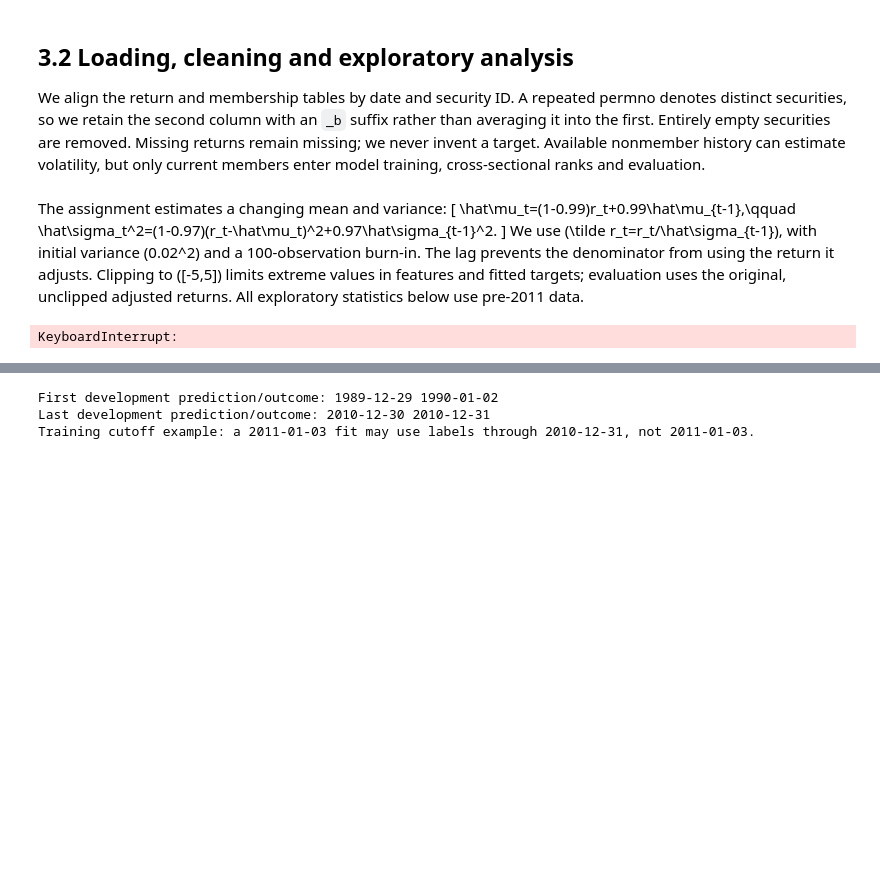
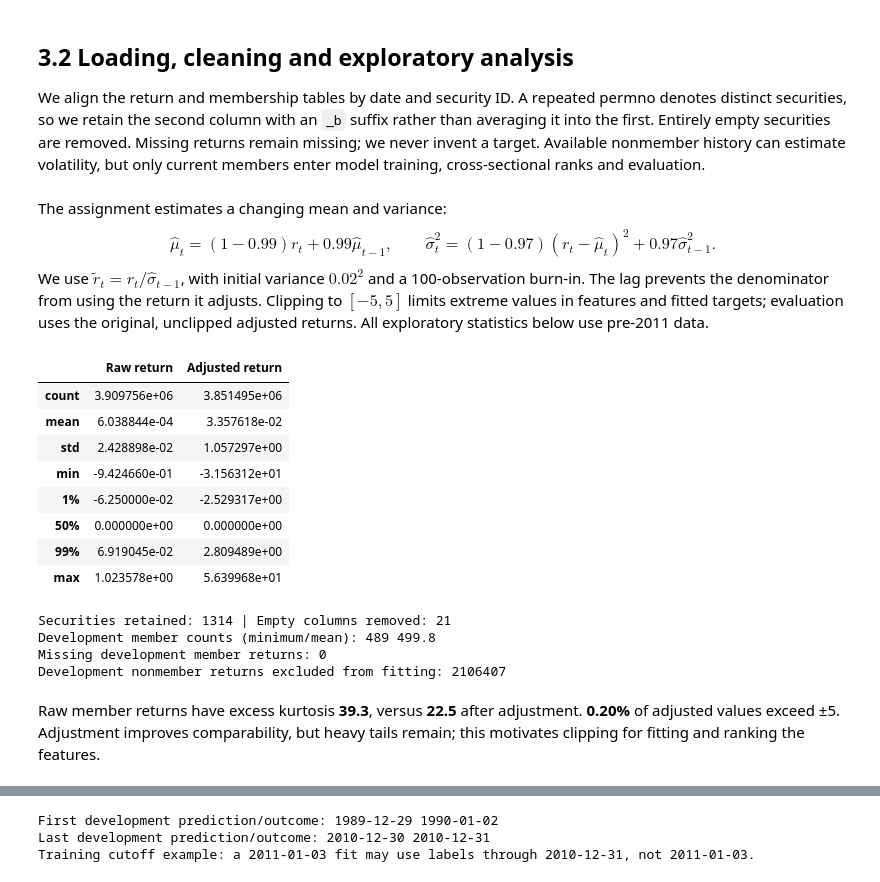
Before and after one commit to louisslnn/ecse551-assignment1, a Jupyter notebook: notebooks/Poon_Robatche-Claive_Salanon_Xu_Assignment1.ipynb, the cells around one changed output, grey strips where cells are left out. Saved outputs shown, nothing was run; the diff lists cells and outputs as text; code cells hidden in the pictures; blank space fills up the shorter version.

```diff
--- a/notebooks/Poon_Robatche-Claive_Salanon_Xu_Assignment1.ipynb
+++ b/notebooks/Poon_Robatche-Claive_Salanon_Xu_Assignment1.ipynb
@@ -1223,40 +1212,53 @@ def volatility(returns, beta1=0.97, beta2=0.99, initial_variance=0.02**2, burn_i
     return pd.DataFrame(sigma, index=returns.index, columns=returns.columns)
 # %% [markdown]
 The assignment estimates a changing mean and variance:
-\[
+$$
 \hat\mu_t=(1-0.99)r_t+0.99\hat\mu_{t-1},\qquad
 \hat\sigma_t^2=(1-0.97)(r_t-\hat\mu_t)^2+0.97\hat\sigma_{t-1}^2.
-\]
-We use \(\tilde r_t=r_t/\hat\sigma_{t-1}\), with initial variance \(0.02^2\) and a
+$$
+We use $\tilde r_t=r_t/\hat\sigma_{t-1}$, with initial variance $0.02^2$ and a
 100-observation burn-in. The lag prevents the denominator from using the return it adjusts.
-Clipping to \([-5,5]\) limits extreme values in features and fitted targets; evaluation uses
+Clipping to $[-5,5]$ limits extreme values in features and fitted targets; evaluation uses
 the original, unclipped adjusted returns. All exploratory statistics below use pre-2011 data.
 # %%
 returns, members, metadata, cleaning = load_data(DATA_DIR)
 sigma = volatility(returns)
 adjusted_returns = returns / sigma.shift(1)  # Day t is divided by the estimate from t-1.
 clipped_returns = adjusted_returns.clip(-5, 5)
 outcome_dates = pd.Series(returns.index, index=returns.index).shift(-1)  # Next trading day, not +1 calendar day.
 actual_outcomes = adjusted_returns.shift(-1)  # Feature row t is scored against the unclipped return on t+1.
 target = clipped_returns.shift(-1).where(members)  # Clipped next-day outcome for prediction-day members.
 target = target.sub(target.mean(axis=1), axis=0)  # Cross-sectional target mean is known when its outcome is realized.
 dev_members = members.loc[:"2010-12-31"]
-raw_sample = returns.loc[dev_members.index].where(dev_members).stack()
-adjusted_sample = adjusted_returns.loc[dev_members.index].where(dev_members).stack()
+raw_sample = returns.loc[dev_members.index].where(dev_members).stack().dropna()
+adjusted_sample = adjusted_returns.loc[dev_members.index].where(dev_members).stack().dropna()
 display(pd.DataFrame({"Raw return": raw_sample.describe(percentiles=[.01, .5, .99]),
                       "Adjusted return": adjusted_sample.describe(percentiles=[.01, .5, .99])}))
 print("Securities retained:", len(metadata), "| Empty columns removed:", cleaning["empty_columns_removed"])
 print("Development member counts (minimum/mean):", dev_members.sum(axis=1).min(),
       round(dev_members.sum(axis=1).mean(), 1))
 print("Missing development member returns:", int((returns.loc[dev_members.index].isna() & dev_members).sum().sum()))
 print("Development nonmember returns excluded from fitting:",
       int((returns.loc[dev_members.index].notna() & ~dev_members).sum().sum()))
 display(Markdown(f"Raw member returns have excess kurtosis **{raw_sample.kurt():.1f}**, "
                  f"versus **{adjusted_sample.kurt():.1f}** after adjustment. "
                  f"**{(adjusted_sample.abs() > 5).mean():.2%}** of adjusted values exceed ±5. "
                  "Adjustment improves comparability, but heavy tails remain; this motivates clipping for fitting and ranking the features."))
 # %% [output]
+|  | Raw return | Adjusted return |
+| count | 3.909756e+06 | 3.851495e+06 |
+| mean | 6.038844e-04 | 3.357618e-02 |
+| std | 2.428898e-02 | 1.057297e+00 |
+| min | -9.424660e-01 | -3.156312e+01 |
+| 1% | -6.250000e-02 | -2.529317e+00 |
+| 50% | 0.000000e+00 | 0.000000e+00 |
+| 99% | 6.919045e-02 | 2.809489e+00 |
+| max | 1.023578e+00 | 5.639968e+01 |
-KeyboardInterrupt:
+Securities retained: 1314 | Empty columns removed: 21
+Development member counts (minimum/mean): 489 499.8
+Missing development member returns: 0
+Development nonmember returns excluded from fitting: 2106407
+Raw member returns have excess kurtosis **39.3**, versus **22.5** after adjustment. **0.20%** of adjusted values exceed ±5. Adjustment improves comparability, but heavy tails remain; this motivates clipping for fitting and ranking the features.
 # %%
 fig, axes = plt.subplots(1, 2, figsize=(11, 3.6))
 axes[0].hist(raw_sample, bins=np.linspace(-.15, .15, 81), color="#2878b5")
```
Also changed, not shown: parts of 20 cells of this notebook.
